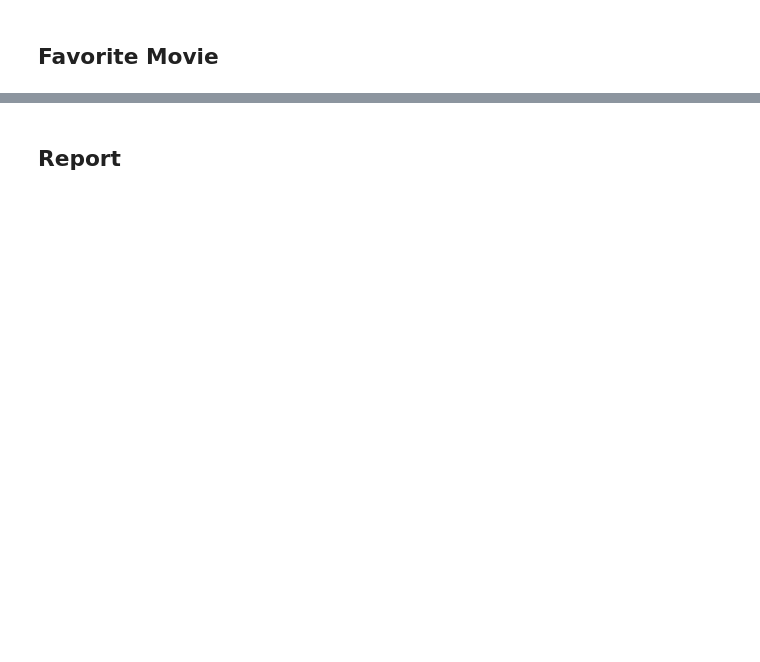
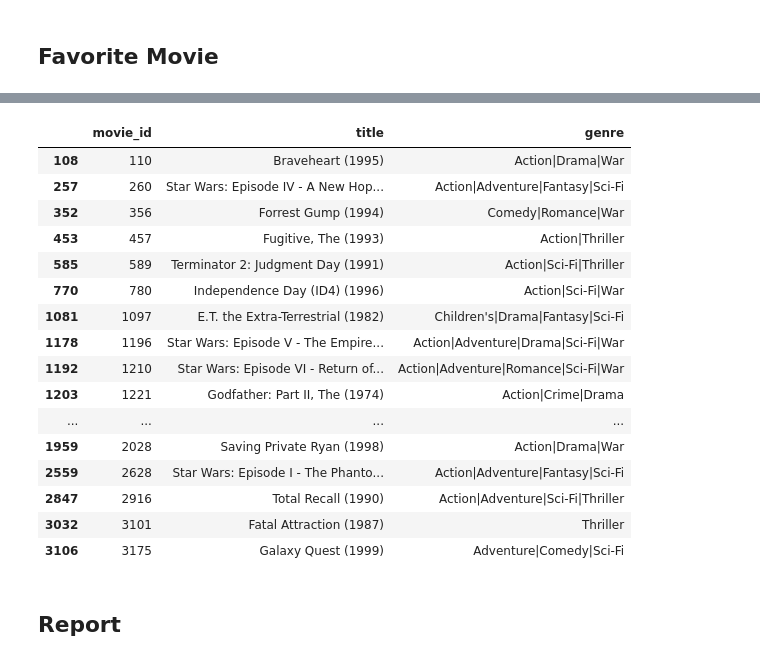
Before and after one commit to JaeHeee/AIFFEL_Project, a Jupyter notebook: EXPLORATION/EXPLORATION 7. 아이유팬이 좋아할 만한 다른 아티스트 찾기.ipynb, the cells around one changed output, grey strips where cells are left out. Saved outputs shown, nothing was run; the diff lists cells and outputs as text; code cells hidden in the pictures; blank space fills up the shorter version.

```diff
--- a/EXPLORATION/EXPLORATION 7. 아이유팬이 좋아할 만한 다른 아티스트 찾기.ipynb
+++ b/EXPLORATION/EXPLORATION 7. 아이유팬이 좋아할 만한 다른 아티스트 찾기.ipynb
@@ -198,4 +212,4 @@ num_movie
 # %%
-csr_data = csr_matrix((ratings.count, (ratings.user_id, ratings.movie_id)), shape= (num_user, num_movie))
+csr_data = csr_matrix((ratings['count'], (ratings.user_id, ratings.movie_id)))
 csr_data
 # %% [output]
@@ -249,4 +354,22 @@ movie_recommended
 # %%
-movies[movies['movie_id'].isin(movie_recommended)]
+movies[movies['movie_id'].isin([m[0] for m in movie_recommended])]
+# %% [output]
+|  | movie_id | title | genre |
+| 108 | 110 | Braveheart (1995) | Action|Drama|War |
+| 257 | 260 | Star Wars: Episode IV - A New Hop... | Action|Adventure|Fantasy|Sci-Fi |
+| 352 | 356 | Forrest Gump (1994) | Comedy|Romance|War |
+| 453 | 457 | Fugitive, The (1993) | Action|Thriller |
+| 585 | 589 | Terminator 2: Judgment Day (1991) | Action|Sci-Fi|Thriller |
+| 770 | 780 | Independence Day (ID4) (1996) | Action|Sci-Fi|War |
+| 1081 | 1097 | E.T. the Extra-Terrestrial (1982) | Children's|Drama|Fantasy|Sci-Fi |
+| 1178 | 1196 | Star Wars: Episode V - The Empire... | Action|Adventure|Drama|Sci-Fi|War |
+| 1192 | 1210 | Star Wars: Episode VI - Return of... | Action|Adventure|Romance|Sci-Fi|War |
+| 1203 | 1221 | Godfather: Part II, The (1974) | Action|Crime|Drama |
+| ... | ... | ... | ... |
+| 1959 | 2028 | Saving Private Ryan (1998) | Action|Drama|War |
+| 2559 | 2628 | Star Wars: Episode I - The Phanto... | Action|Adventure|Fantasy|Sci-Fi |
+| 2847 | 2916 | Total Recall (1990) | Action|Adventure|Sci-Fi|Thriller |
+| 3032 | 3101 | Fatal Attraction (1987) | Thriller |
+| 3106 | 3175 | Galaxy Quest (1999) | Adventure|Comedy|Sci-Fi |
 # %% [markdown]
 ## Report
```
Also changed, not shown: parts of 17 cells of this notebook.
